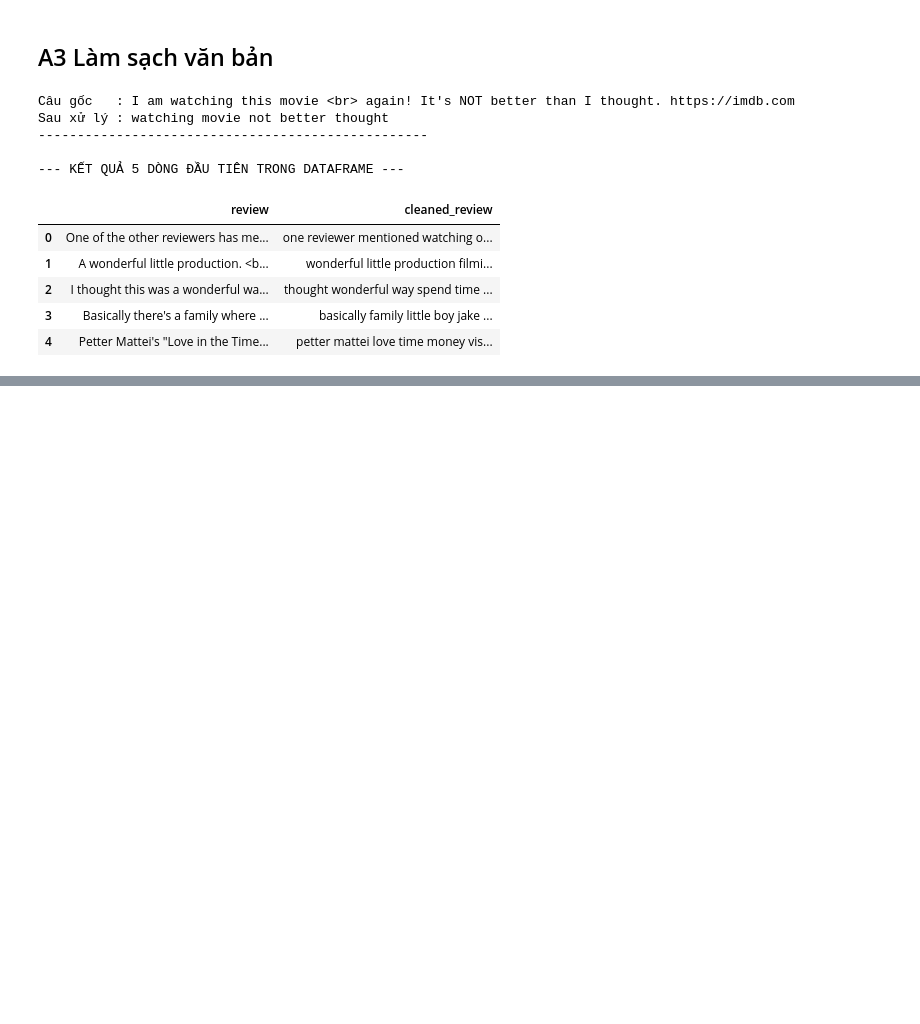
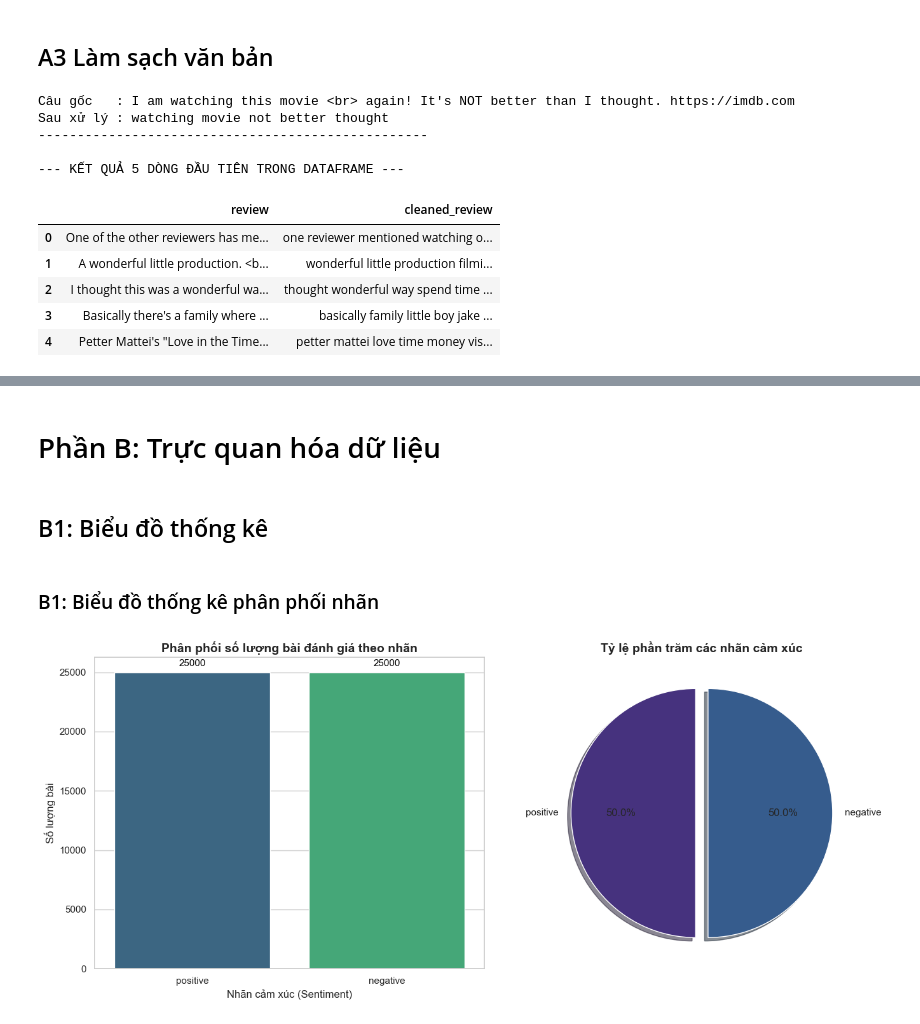
Before and after one commit to xuanmanh-2110/PTDL-Python, a Jupyter notebook: notebook.ipynb, the cells around one changed output, grey strips where cells are left out. Cells and saved outputs as stored; diff of their text form; code cells hidden in the pictures; blank space fills up the shorter version.

```diff
--- a/notebook.ipynb
+++ b/notebook.ipynb
@@ -234,0 +370,41 @@ Sau xử lý : watching movie not better thought
+# %% [markdown]
+# Phần B: Trực quan hóa dữ liệu
+# %% [markdown]
+## B1: Biểu đồ thống kê
+# %% [markdown]
+### B1: Biểu đồ thống kê phân phối nhãn
+# %%
+sns.set_theme(style="whitegrid")
+plt.figure(figsize=(14, 6))
+
+# Lấy dữ liệu đếm số lượng từng nhãn
+label_counts = df['sentiment'].value_counts()
+
+# 1. Vẽ Bar Chart (Biểu đồ cột)
+plt.subplot(1, 2, 1)
+# Thêm hue=label_counts.index và legend=False theo chuẩn Seaborn mới
+ax = sns.barplot(x=label_counts.index, y=label_counts.values,
+                 hue=label_counts.index, palette="viridis", legend=False)
+
+plt.title('Phân phối số lượng bài đánh giá theo nhãn', fontsize=14, fontweight='bold')
+plt.xlabel('Nhãn cảm xúc (Sentiment)', fontsize=12)
+plt.ylabel('Số lượng bài', fontsize=12)
+
+# Hiển thị số lượng cụ thể trên đỉnh mỗi cột
+for p in ax.patches:
+    ax.annotate(f'{int(p.get_height())}',
+                (p.get_x() + p.get_width() / 2., p.get_height()),
+                ha='center', va='bottom', fontsize=11, color='black', xytext=(0, 5),
+                textcoords='offset points')
+
+# 2. Vẽ Pie Chart (Biểu đồ tròn)
+plt.subplot(1, 2, 2)
+colors = sns.color_palette("viridis")[0:len(label_counts)]
+plt.pie(label_counts.values, labels=label_counts.index, colors=colors,
+        autopct='%1.1f%%', startangle=90, explode=[0.05]*len(label_counts), shadow=True)
+plt.title('Tỷ lệ phần trăm các nhãn cảm xúc', fontsize=14, fontweight='bold')
+
+plt.tight_layout()
+plt.show()
+# %% [output]
+[figure, added]
```
Also changed, not shown: parts of 18 cells of this notebook.
